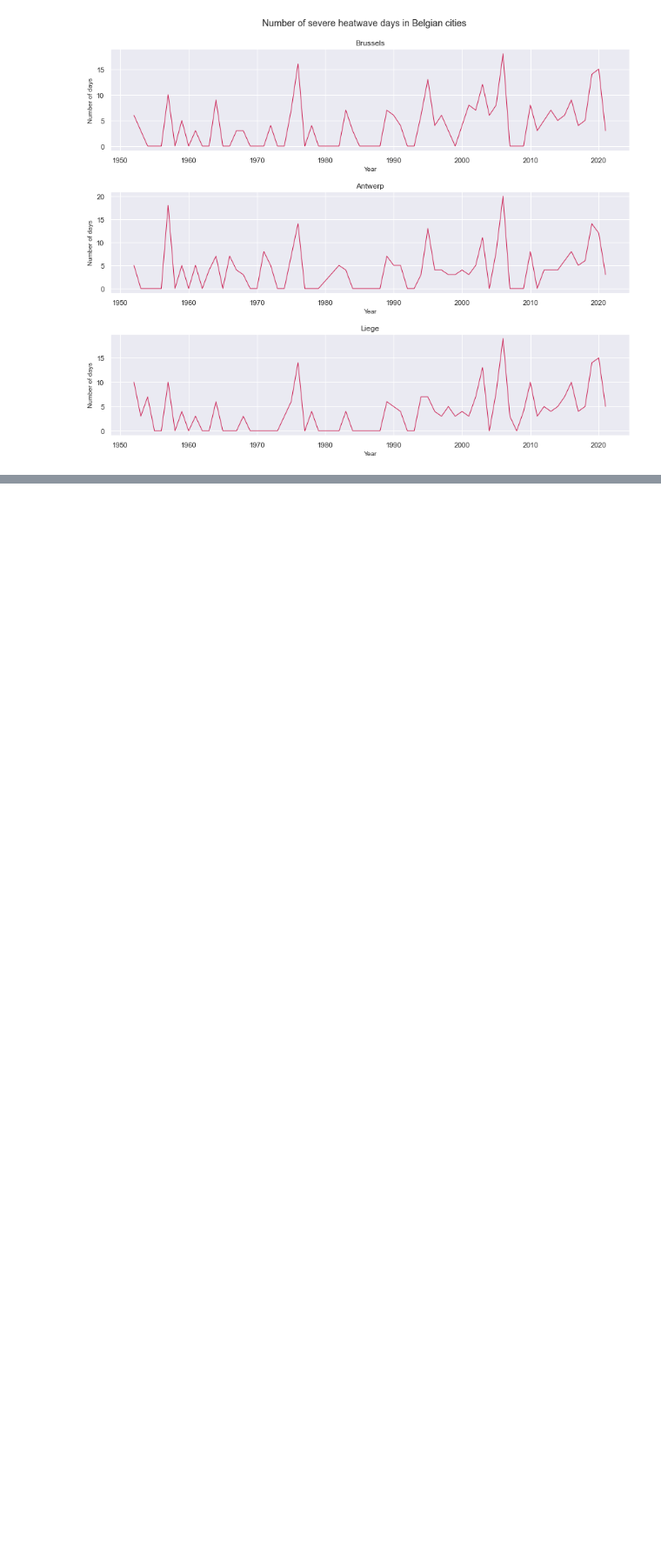
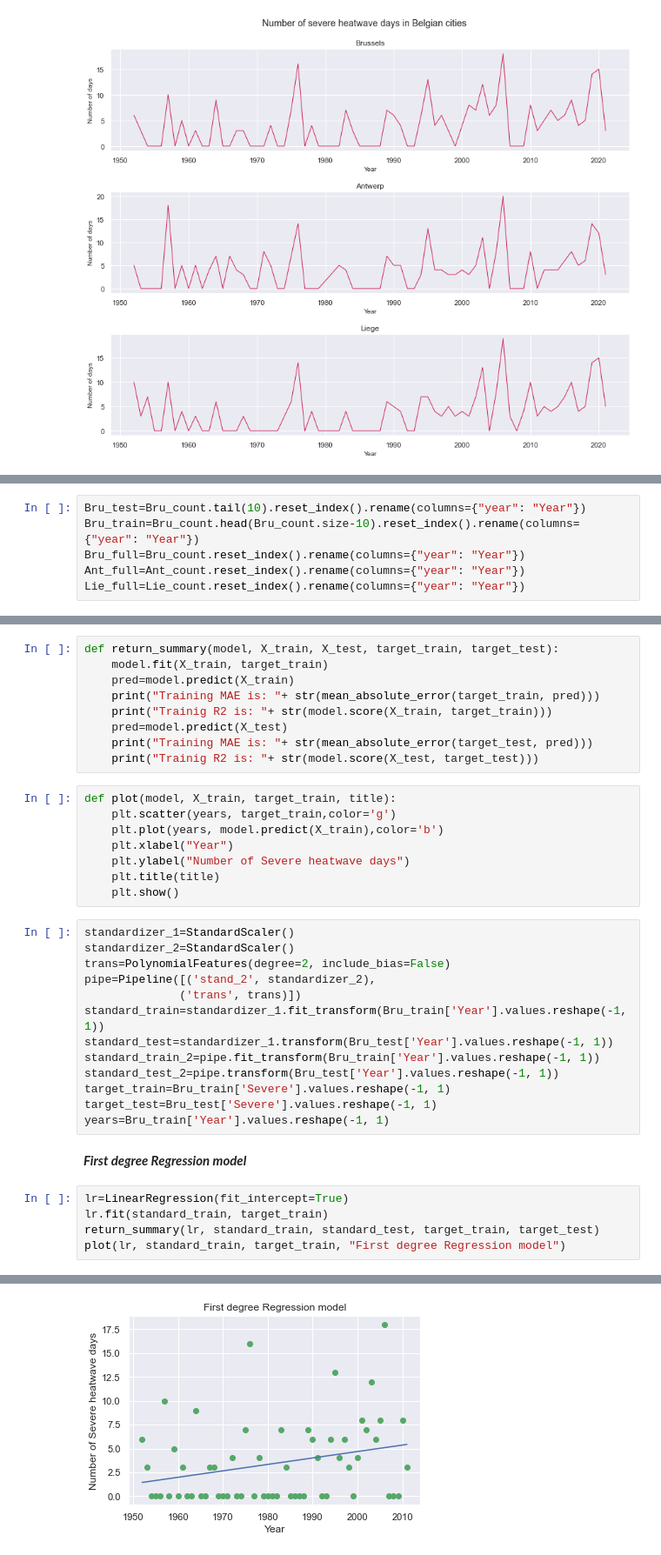
Before and after one commit to muuratjann/heatwave, a Jupyter notebook: Untitled.ipynb, the cells around one changed output, grey strips where cells are left out. Shown at 87% size. Drawn from its saved outputs; the diff is of its cells as text; blank space fills up the shorter version.

```diff
--- a/Untitled.ipynb
+++ b/Untitled.ipynb
@@ -317,0 +309,6 @@ plt.show()
+# %%
+Bru_test=Bru_count.tail(10).reset_index().rename(columns={"year": "Year"})
+Bru_train=Bru_count.head(Bru_count.size-10).reset_index().rename(columns={"year": "Year"})
+Bru_full=Bru_count.reset_index().rename(columns={"year": "Year"})
+Ant_full=Ant_count.reset_index().rename(columns={"year": "Year"})
+Lie_full=Lie_count.reset_index().rename(columns={"year": "Year"})
@@ -317,0 +319,38 @@ plt.show()
+# %%
+def return_summary(model, X_train, X_test, target_train, target_test):
+    model.fit(X_train, target_train)
+    pred=model.predict(X_train)
+    print("Training MAE is: "+ str(mean_absolute_error(target_train, pred)))
+    print("Trainig R2 is: "+ str(model.score(X_train, target_train)))
+    pred=model.predict(X_test)
+    print("Training MAE is: "+ str(mean_absolute_error(target_test, pred)))
+    print("Trainig R2 is: "+ str(model.score(X_test, target_test)))
+# %%
+def plot(model, X_train, target_train, title):
+    plt.scatter(years, target_train,color='g')
+    plt.plot(years, model.predict(X_train),color='b')
+    plt.xlabel("Year")
+    plt.ylabel("Number of Severe heatwave days")
+    plt.title(title)
+    plt.show()
+# %%
+standardizer_1=StandardScaler()
+standardizer_2=StandardScaler()
+trans=PolynomialFeatures(degree=2, include_bias=False)
+pipe=Pipeline([('stand_2', standardizer_2),
+              ('trans', trans)])
+standard_train=standardizer_1.fit_transform(Bru_train['Year'].values.reshape(-1, 1))
+standard_test=standardizer_1.transform(Bru_test['Year'].values.reshape(-1, 1))
+standard_train_2=pipe.fit_transform(Bru_train['Year'].values.reshape(-1, 1))
+standard_test_2=pipe.transform(Bru_test['Year'].values.reshape(-1, 1))
+target_train=Bru_train['Severe'].values.reshape(-1, 1)
+target_test=Bru_test['Severe'].values.reshape(-1, 1)
+years=Bru_train['Year'].values.reshape(-1, 1)
+# %% [markdown]
+***First degree Regression model***
+# %%
+lr=LinearRegression(fit_intercept=True)
+lr.fit(standard_train, target_train)
+return_summary(lr, standard_train, standard_test, target_train, target_test)
+plot(lr, standard_train, target_train, "First degree Regression model")
+# %% [output]
@@ -317,0 +361 @@ plt.show()
+[figure, added]
```
Also changed, not shown: parts of 44 cells of this notebook.
